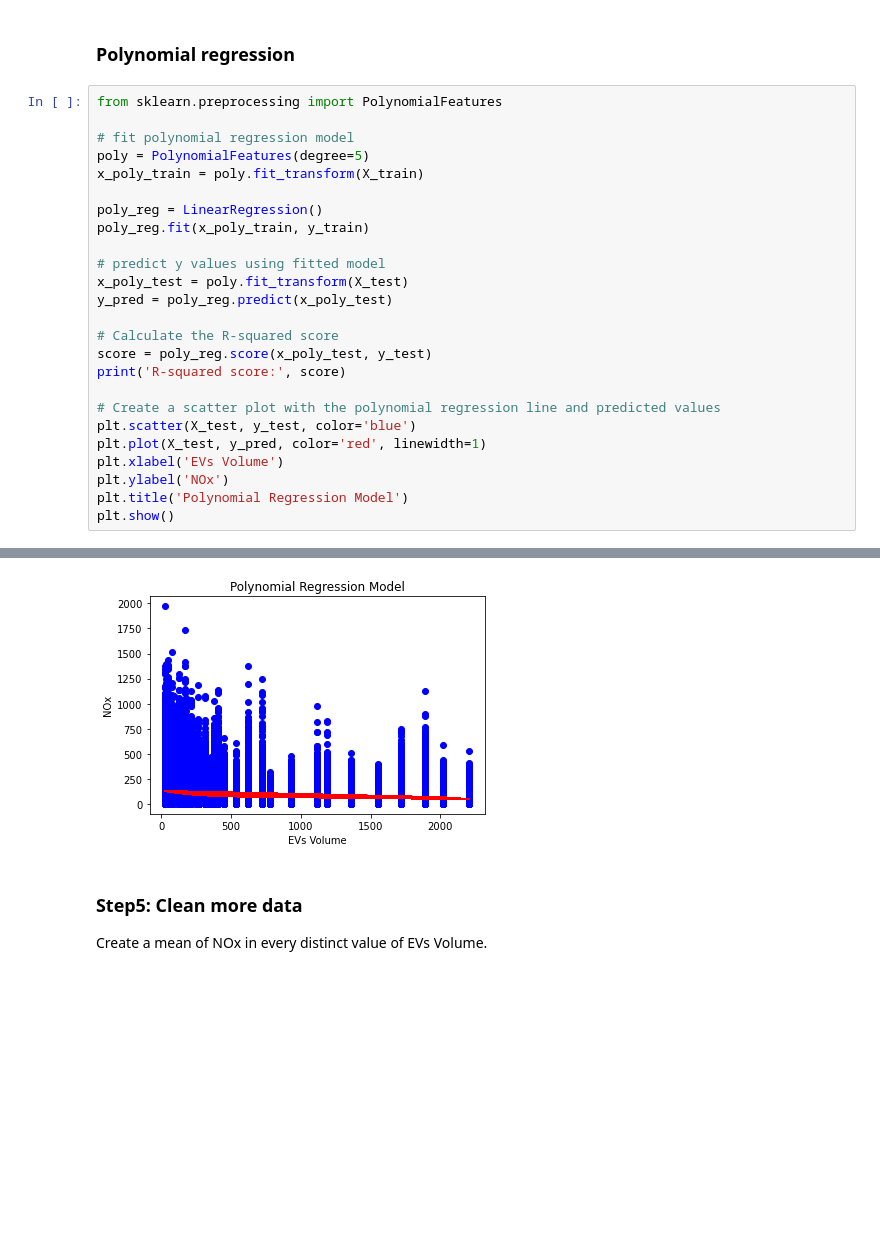
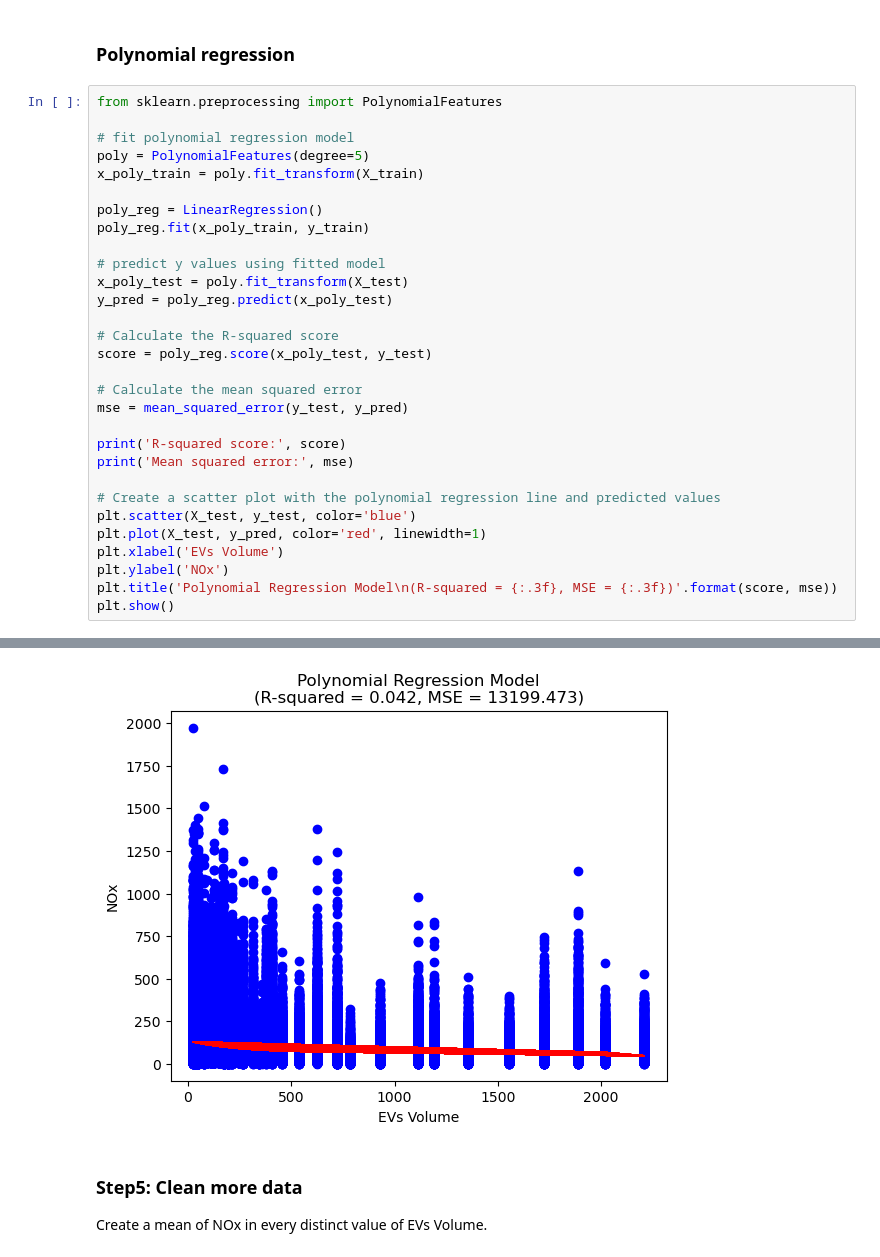
Before and after one commit to sxy1813082/DS-mini-project-repository, a Jupyter notebook: DSMP_ANALYTICS_EVs_EQ.ipynb, the cells around one changed output, grey strips where cells are left out. Saved outputs shown, nothing was run; the diff lists cells and outputs as text; blank space fills up the shorter version.

```diff
--- a/DSMP_ANALYTICS_EVs_EQ.ipynb
+++ b/DSMP_ANALYTICS_EVs_EQ.ipynb
@@ -112,13 +120,18 @@ y_pred = poly_reg.predict(x_poly_test)
 
 # Calculate the R-squared score
 score = poly_reg.score(x_poly_test, y_test)
+
+# Calculate the mean squared error
+mse = mean_squared_error(y_test, y_pred)
+
 print('R-squared score:', score)
+print('Mean squared error:', mse)
 
 # Create a scatter plot with the polynomial regression line and predicted values
 plt.scatter(X_test, y_test, color='blue')
 plt.plot(X_test, y_pred, color='red', linewidth=1)
 plt.xlabel('EVs Volume')
 plt.ylabel('NOx')
-plt.title('Polynomial Regression Model')
+plt.title('Polynomial Regression Model\n(R-squared = {:.3f}, MSE = {:.3f})'.format(score, mse))
 plt.show()
 # %% [output]
@@ -126,4 +140,4 @@ R-squared score: 0.04211854285445071
-[figure, old version]
+[figure, new version]
 # %% [markdown]
 ### Step5: Clean more data
 Create a mean of NOx in every distinct value of EVs Volume.
```
Also changed, not shown: parts of 7 cells of this notebook, 2 other files.
